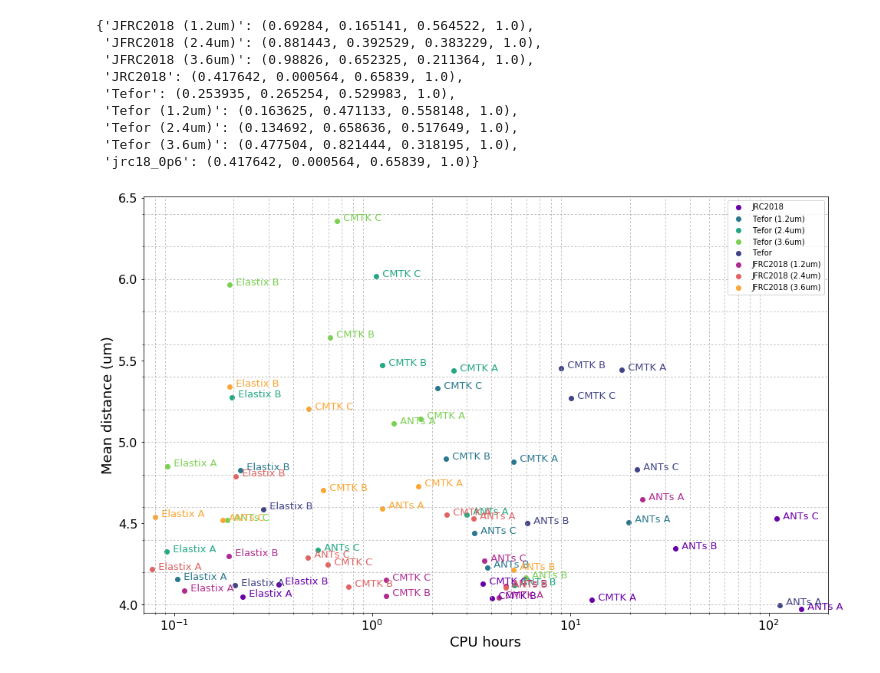
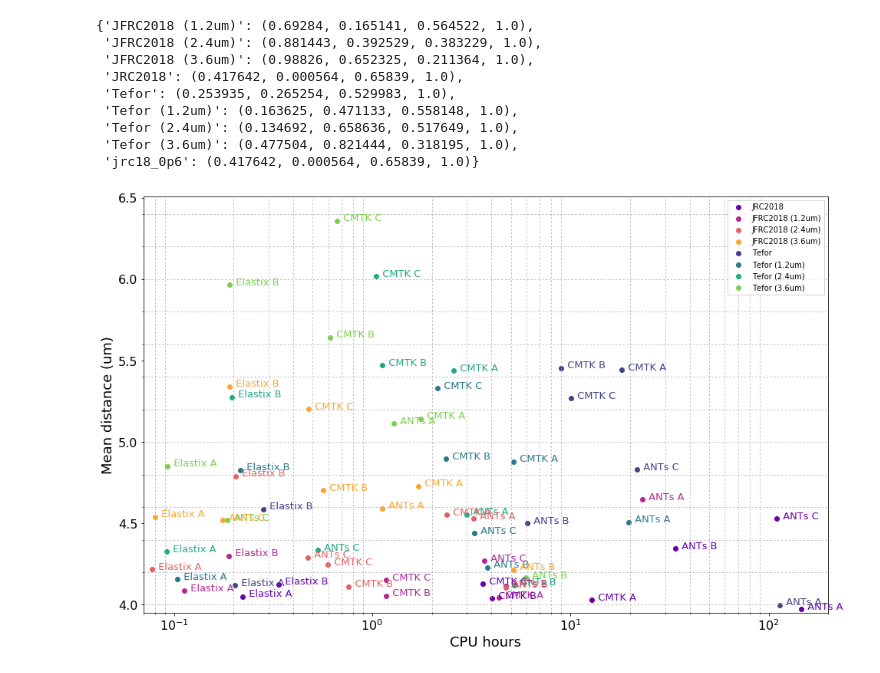
Before and after one commit to saalfeldlab/template-building, a Jupyter notebook: python/analysis/PaperTablesFigures_body.ipynb, the cells around one changed output. Cells and saved outputs as stored; diff of their text form; code cells hidden in the pictures.

Commit message:
nicely reorder res figure legend entries

```diff
--- a/python/analysis/PaperTablesFigures_body.ipynb
+++ b/python/analysis/PaperTablesFigures_body.ipynb
@@ -452,6 +452,8 @@ template_color_map_res_raw = {
                       'jrc18_2p4':cmp(0.6),
                       'jrc18_3p6':cmp(0.8),
                      }
+legend_order = ['JRC2018', 'JFRC2018 (1.2um)', 'JFRC2018 (2.4um)','JFRC2018 (3.6um)', \
+                'Tefor', 'Tefor (1.2um)', 'Tefor (2.4um)', 'Tefor (3.6um)']
 # %%
 template_color_map_res = {}
 for k in template_color_map_res_raw.keys():
@@ -518,28 +520,32 @@ res_grouped_label_table['DISTANCE_mean'] = res_grouped_label_table.apply(lambda
 # %%
 res_dist_speed_stat_f = 'res_speed_quality_raw_%s.tex'%(datetime.date.today().strftime('%Y%m%d'))
 
 
 ax = tc.make_scatter_plot( res_grouped_label_table, 'CPUTIME_hr_mean', 'DISTANCE_mean',
                          color_map=template_color_map_res)
 
 ax.yaxis.set_minor_locator( MultipleLocator(0.2) )
 plt.grid( which='minor', linestyle=':', dashes=(3,3))
 
 ax.set_xscale('log')
 plt.xlabel('CPU hours', size=18)
 plt.ylabel('Mean distance (um)', size=18)
 
+indices = [ legend_labels.index( t ) for t in legend_order ]
+legend_labels_new = [ legend_labels[i] for i in indices]
+legend_handles_new = [ legend_handles[i] for i in indices]
+ax.legend( legend_handles_new, legend_labels_new )
 
 plt.xlim(0.07,200)
 plt.ylim(3.95,6.51)
 
 fig = plt.gcf()
 a = fig.set_size_inches( 16, 10 )
 
 if( write_files_and_tables ):
     print( 'writing : ', res_dist_speed_stat_f )
     plt.savefig(res_dist_speed_stat_f+".svg")
     plt.savefig(res_dist_speed_stat_f+".pdf")
     plt.savefig(res_dist_speed_stat_f+".png")
 # %% [output]
-[figure, old version]
+[figure, new version]
```
